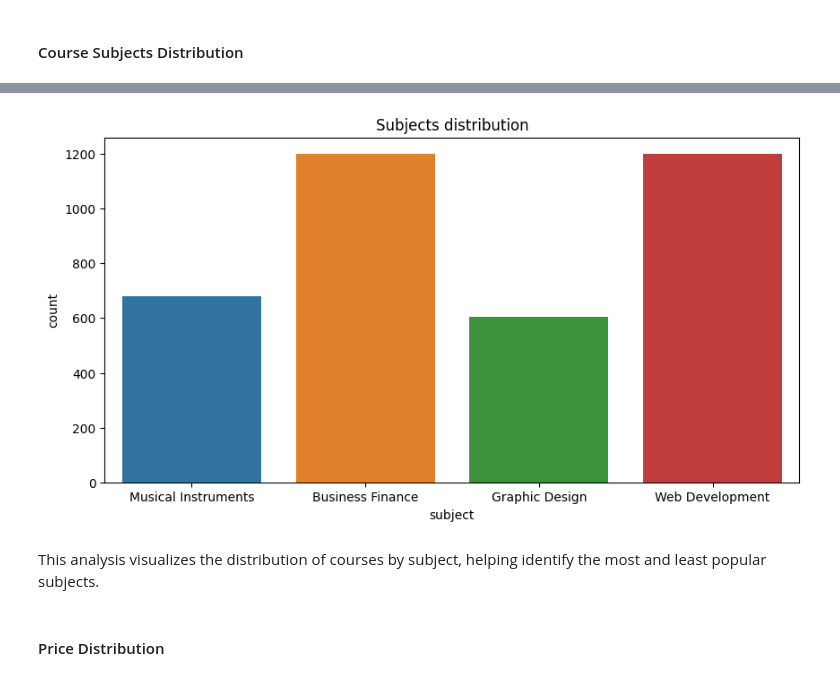
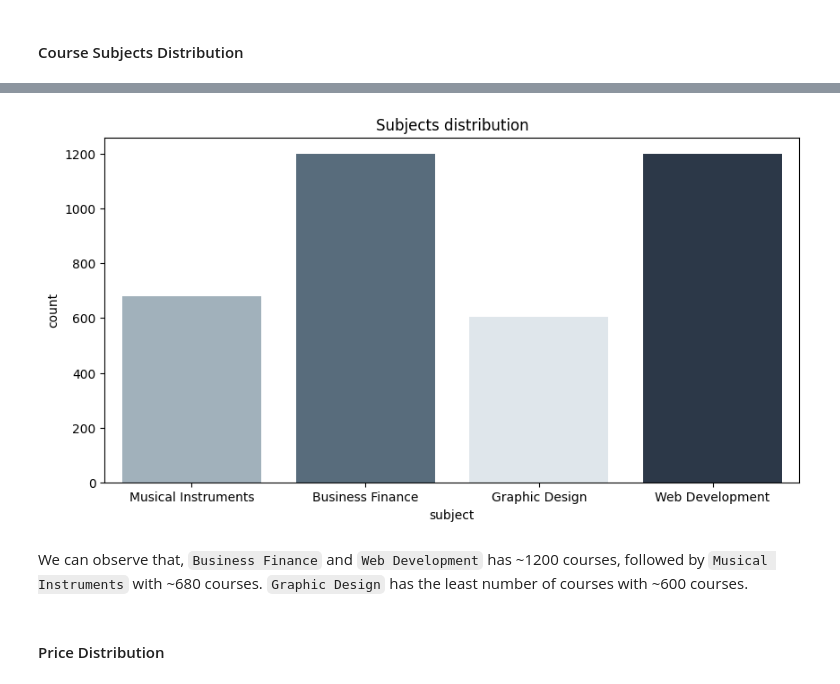
Before and after one commit to Chirag529/Udemy_Courses_Analysis, a Jupyter notebook: main.ipynb, the cells around one changed output, grey strips where cells are left out. Drawn from its saved outputs; the diff is of its cells as text; code cells hidden in the pictures.

```diff
--- a/main.ipynb
+++ b/main.ipynb
@@ -493,13 +508,20 @@ Weak correlations (0.05 and 0.11) suggest minimal influence of 'price' on 'num_s
 # %%
+# Read the data frame again
+df = pd.read_csv("7. Udemy Courses.csv", encoding="UTF-8")
+
+# Define a custom color palette
+custom_palette = ["#9DB2BF", "#526D82", "#DDE6ED", "#27374D"]
+# custom_palette = ["#0E8388", "#2E4F4F", "#CBE4DE", "#2C3333"]
+
 # Let's see the subjects distribution in the dataset
 plt.figure(figsize=(10, 5))
-sns.countplot(x="subject", data=df)
+sns.countplot(x="subject", data=df, palette=custom_palette)
 plt.title("Subjects distribution")
 plt.show()
 # %% [output]
-[figure, old version]
+[figure, new version]
-# %% [markdown]
-This analysis visualizes the distribution of courses by subject, helping identify the most and least popular subjects.
+# %% [markdown]
+We can observe that, `Business Finance` and `Web Development` has ~1200 courses, followed by `Musical Instruments` with ~680 courses. `Graphic Design` has the least number of courses with ~600 courses.
 # %% [markdown]
 #### Price Distribution
 # %%
```
Also changed, not shown: parts of 19 cells of this notebook, 1 other file.
